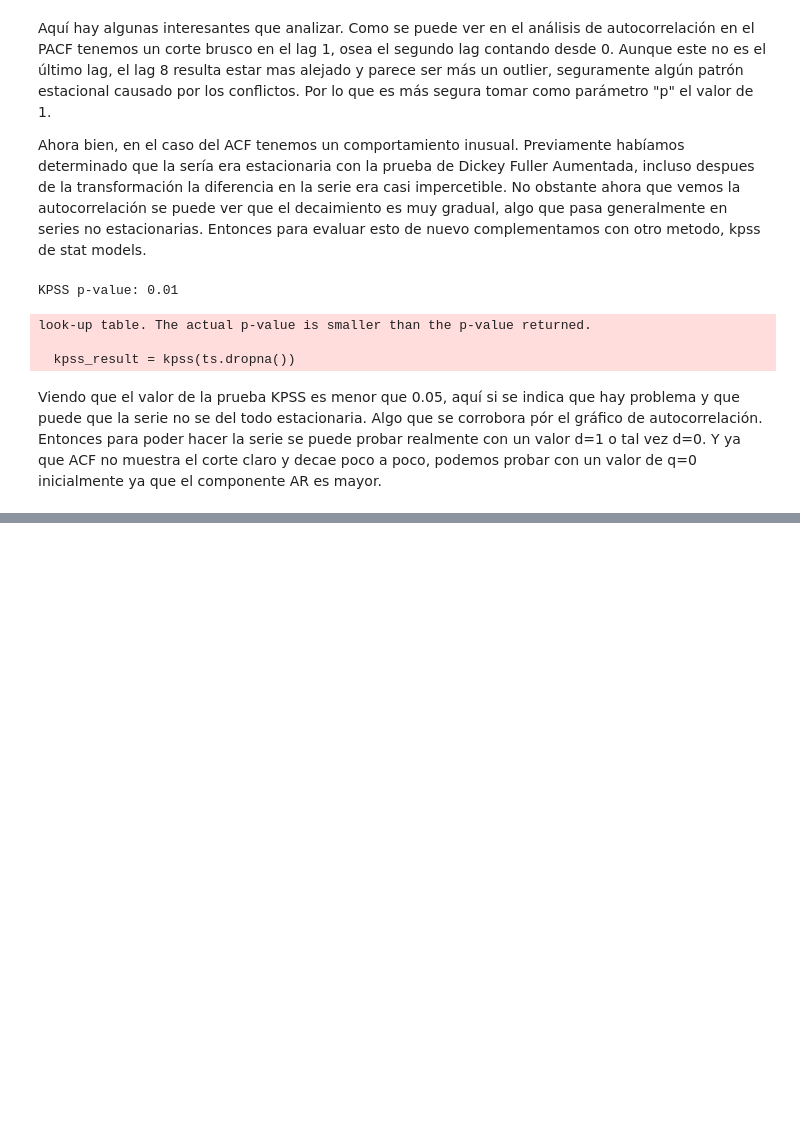
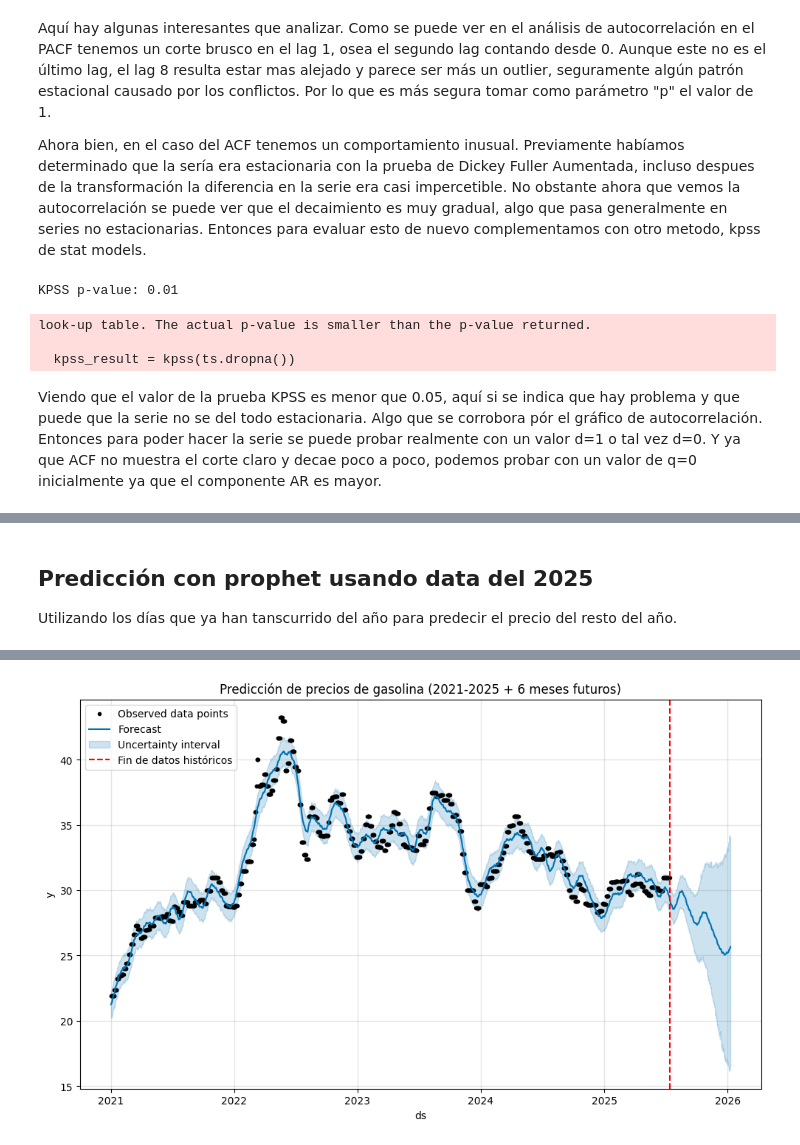
Before and after one commit to chuy-zip/DS_LAB1, a Jupyter notebook: scriptOne.ipynb, the cells around one changed output, grey strips where cells are left out. Drawn from its saved outputs; the diff is of its cells as text; code cells hidden in the pictures; blank space fills up the shorter version.

Commit message:
prediccion

```diff
--- a/scriptOne.ipynb
+++ b/scriptOne.ipynb
@@ -385,0 +591,29 @@ Viendo que el valor de la prueba KPSS es menor que 0.05, aquí si se indica que
+# %% [markdown]
+## Predicción con prophet usando data del 2025
+
+Utilizando los días que ya han tanscurrido del año para predecir el precio del resto del año.
+# %%
+from prophet import Prophet
+import pandas as pd
+import matplotlib.pyplot as plt
+
+# Entrenar modelo con TODOS los datos históricos
+prophet_full_df = ts.reset_index().rename(columns={'FECHA': 'ds', 'Superior': 'y'})
+prophet_model = Prophet(daily_seasonality=False)
+prophet_model.add_seasonality(name='monthly', period=30.5, fourier_order=5)
+prophet_model.fit(prophet_full_df)
+
+# Predecir 180 días (6 meses) futuros
+future = prophet_model.make_future_dataframe(periods=180)
+forecast = prophet_model.predict(future)
+
+# Filtrar predicciones futuras
+future_predictions = forecast[forecast['ds'] > ts.index.max()][['ds', 'yhat', 'yhat_lower', 'yhat_upper']]
+
+# Gráfico
+fig = prophet_model.plot(forecast)
+plt.title('Predicción de precios de gasolina (2021-2025 + 6 meses futuros)')
+plt.axvline(x=pd.to_datetime('2025-07-13'), color='r', linestyle='--', label='Fin de datos históricos')
+plt.legend()
+plt.show()
+# %% [output]
@@ -385,0 +622 @@ Viendo que el valor de la prueba KPSS es menor que 0.05, aquí si se indica que
+[figure, added]
```
Also changed, not shown: parts of 18 cells of this notebook.
